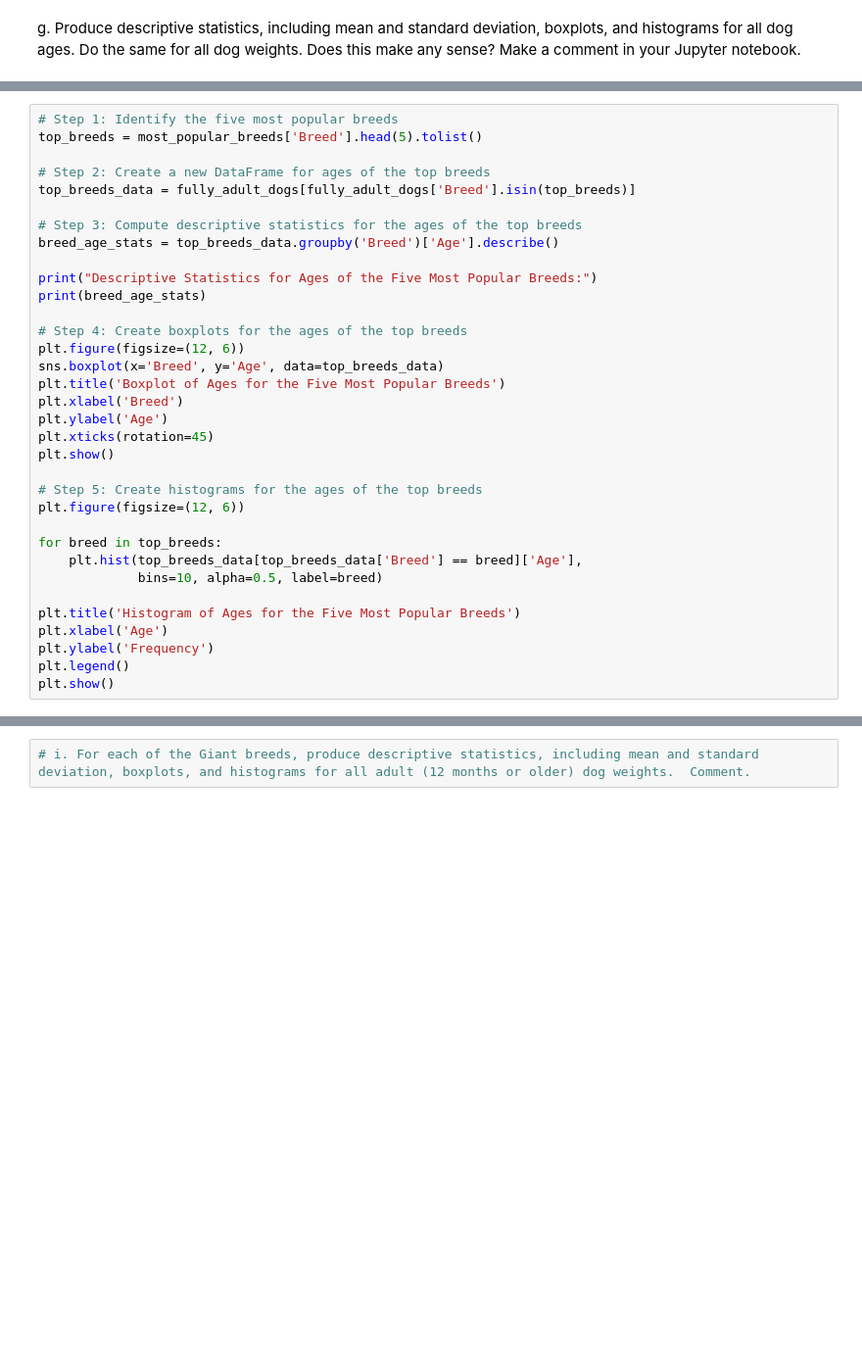
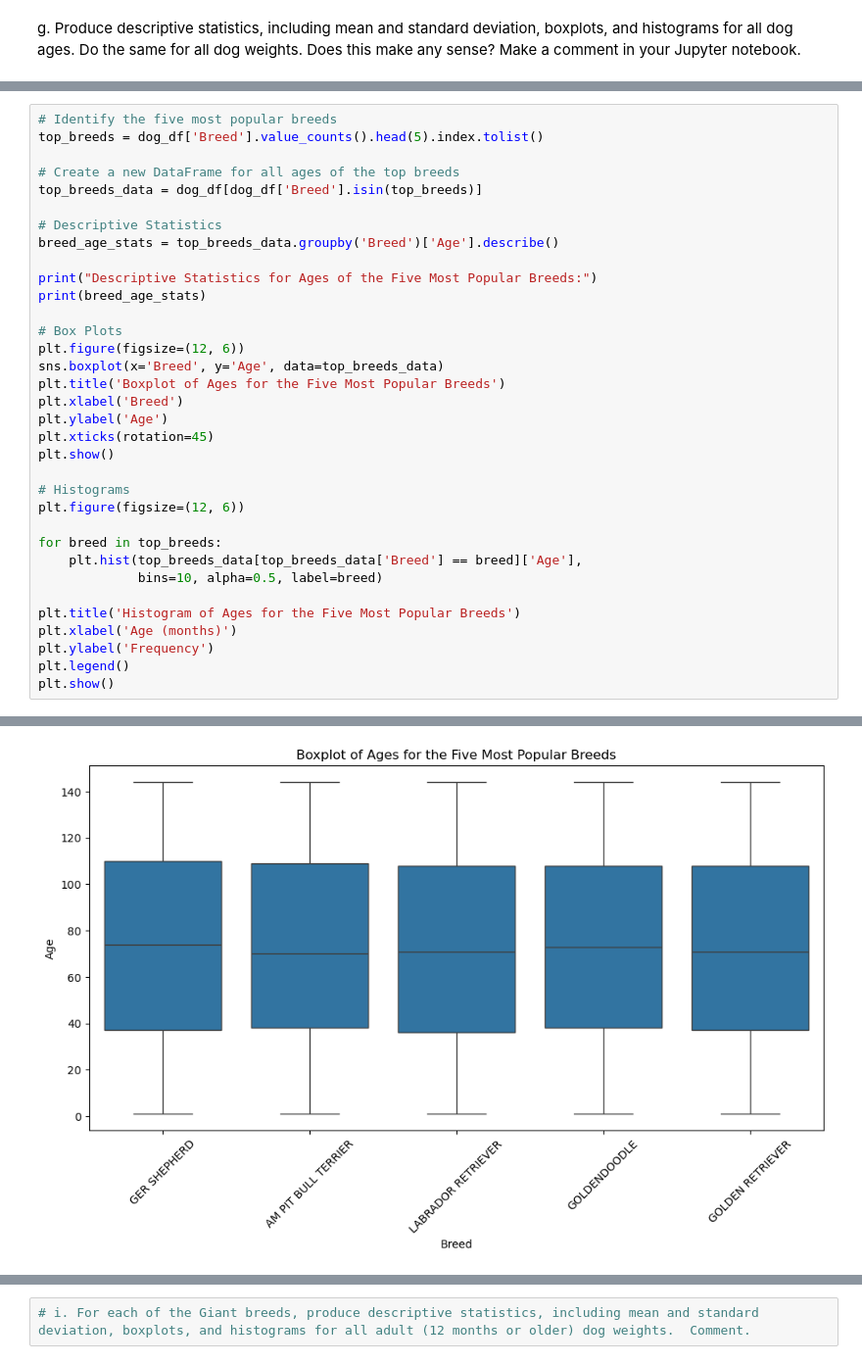
Before and after one commit to santiagoe9107/Python_Data_Visualization_HW1, a Jupyter notebook: homework1.ipynb, the cells around one changed output, grey strips where cells are left out. Shown: that part at 98% size. Drawn from its saved outputs; the diff is of its cells as text; blank space fills up the shorter version.

```diff
--- a/homework1.ipynb
+++ b/homework1.ipynb
@@ -299,17 +305,17 @@ Name: Weight, dtype: float64
 # %%
-# Step 1: Identify the five most popular breeds
-top_breeds = most_popular_breeds['Breed'].head(5).tolist()
+# Identify the five most popular breeds
+top_breeds = dog_df['Breed'].value_counts().head(5).index.tolist()
 
-# Step 2: Create a new DataFrame for ages of the top breeds
-top_breeds_data = fully_adult_dogs[fully_adult_dogs['Breed'].isin(top_breeds)]
+# Create a new DataFrame for all ages of the top breeds
+top_breeds_data = dog_df[dog_df['Breed'].isin(top_breeds)]
 
-# Step 3: Compute descriptive statistics for the ages of the top breeds
+# Descriptive Statistics
 breed_age_stats = top_breeds_data.groupby('Breed')['Age'].describe()
 
 print("Descriptive Statistics for Ages of the Five Most Popular Breeds:")
 print(breed_age_stats)
 
-# Step 4: Create boxplots for the ages of the top breeds
+# Box Plots
 plt.figure(figsize=(12, 6))
 sns.boxplot(x='Breed', y='Age', data=top_breeds_data)
 plt.title('Boxplot of Ages for the Five Most Popular Breeds')
@@ -318,7 +324,7 @@ plt.ylabel('Age')
 plt.xticks(rotation=45)
 plt.show()
 
-# Step 5: Create histograms for the ages of the top breeds
+# Histograms
 plt.figure(figsize=(12, 6))
 
 for breed in top_breeds:
@@ -326,7 +332,8 @@ for breed in top_breeds:
              bins=10, alpha=0.5, label=breed)
 
 plt.title('Histogram of Ages for the Five Most Popular Breeds')
-plt.xlabel('Age')
+plt.xlabel('Age (months)')
 plt.ylabel('Frequency')
 plt.legend()
 plt.show()
+# %% [output]
@@ -332,0 +356 @@ plt.show()
+[figure, added]
```
Also changed, not shown: parts of 4 cells of this notebook.
